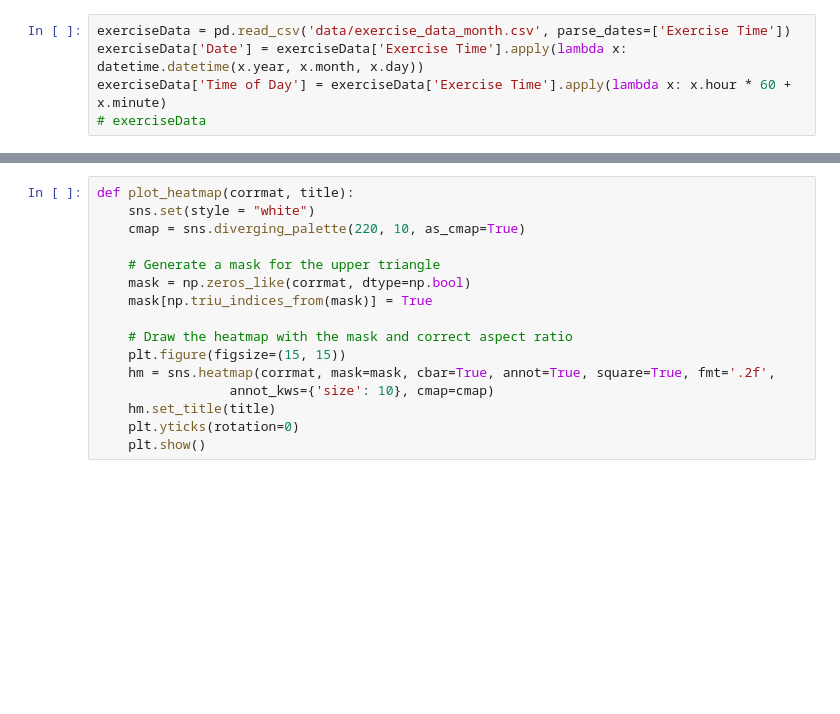
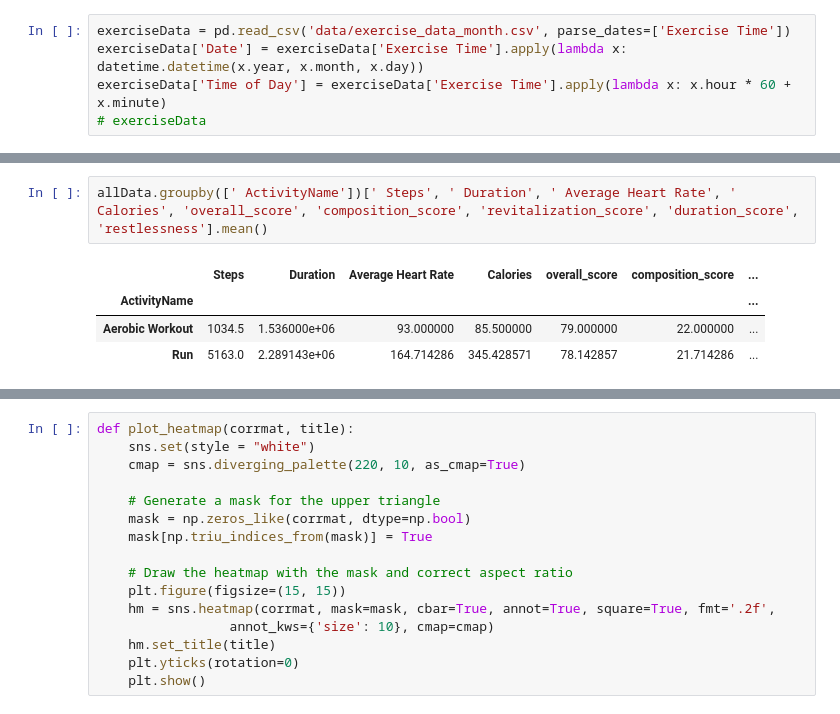
Before and after one commit to mliu356/fitbit-sleep-analyzer, a Jupyter notebook: fitbit-intraday-analysis.ipynb, the cells around one changed output, grey strips where cells are left out. Drawn from its saved outputs; the diff is of its cells as text; blank space fills up the shorter version.

```diff
--- a/fitbit-intraday-analysis.ipynb
+++ b/fitbit-intraday-analysis.ipynb
@@ -153,0 +180,7 @@ plt.show()
+# %%
+allData.groupby([' ActivityName'])[' Steps', ' Duration', ' Average Heart Rate', ' Calories', 'overall_score', 'composition_score', 'revitalization_score', 'duration_score', 'restlessness'].mean()
+# %% [output]
+|  | Steps | Duration | Average Heart Rate | Calories | overall_score | composition_score | ... |
+| ActivityName |  |  |  |  |  |  | ... |
+| Aerobic Workout | 1034.5 | 1.536000e+06 | 93.000000 | 85.500000 | 79.000000 | 22.000000 | ... |
+| Run | 5163.0 | 2.289143e+06 | 164.714286 | 345.428571 | 78.142857 | 21.714286 | ... |
```
Also changed, not shown: parts of 28 cells of this notebook, 1 other file.
